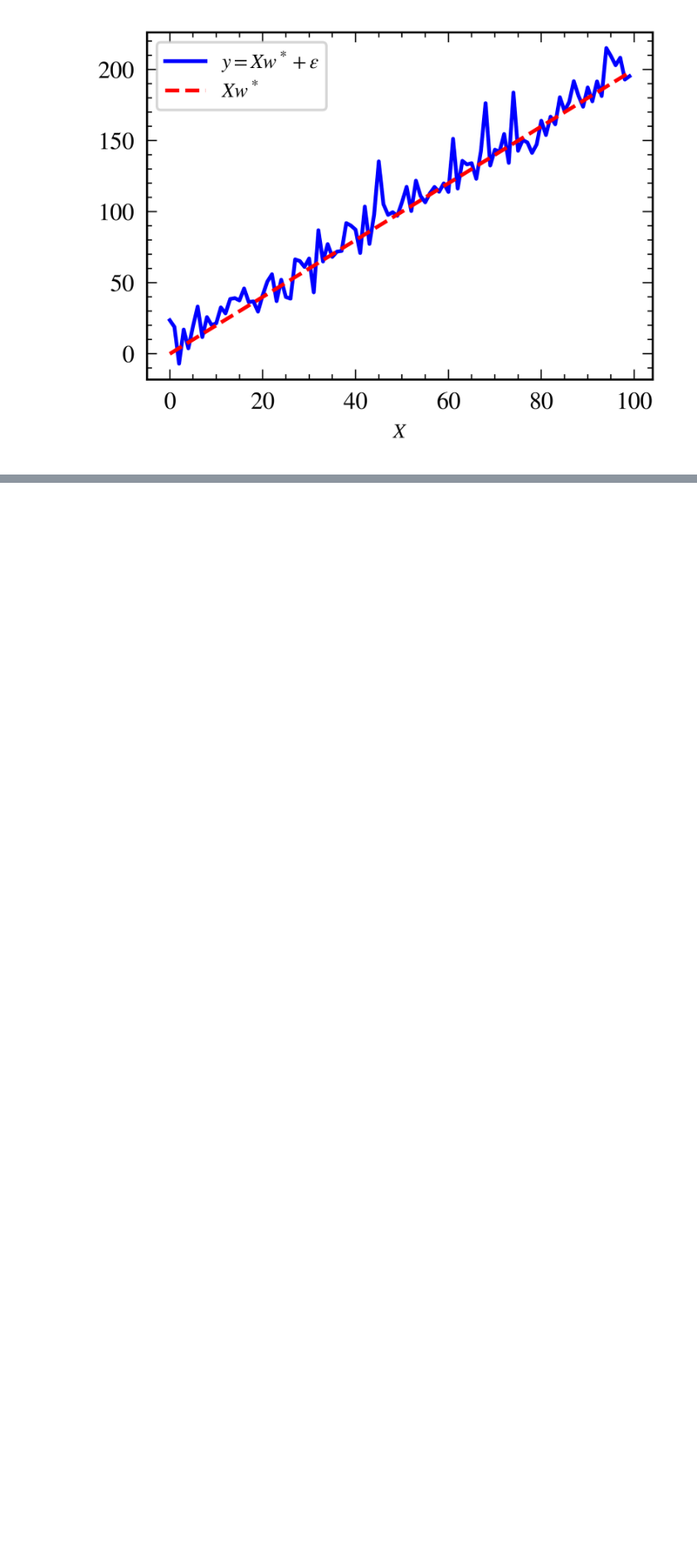
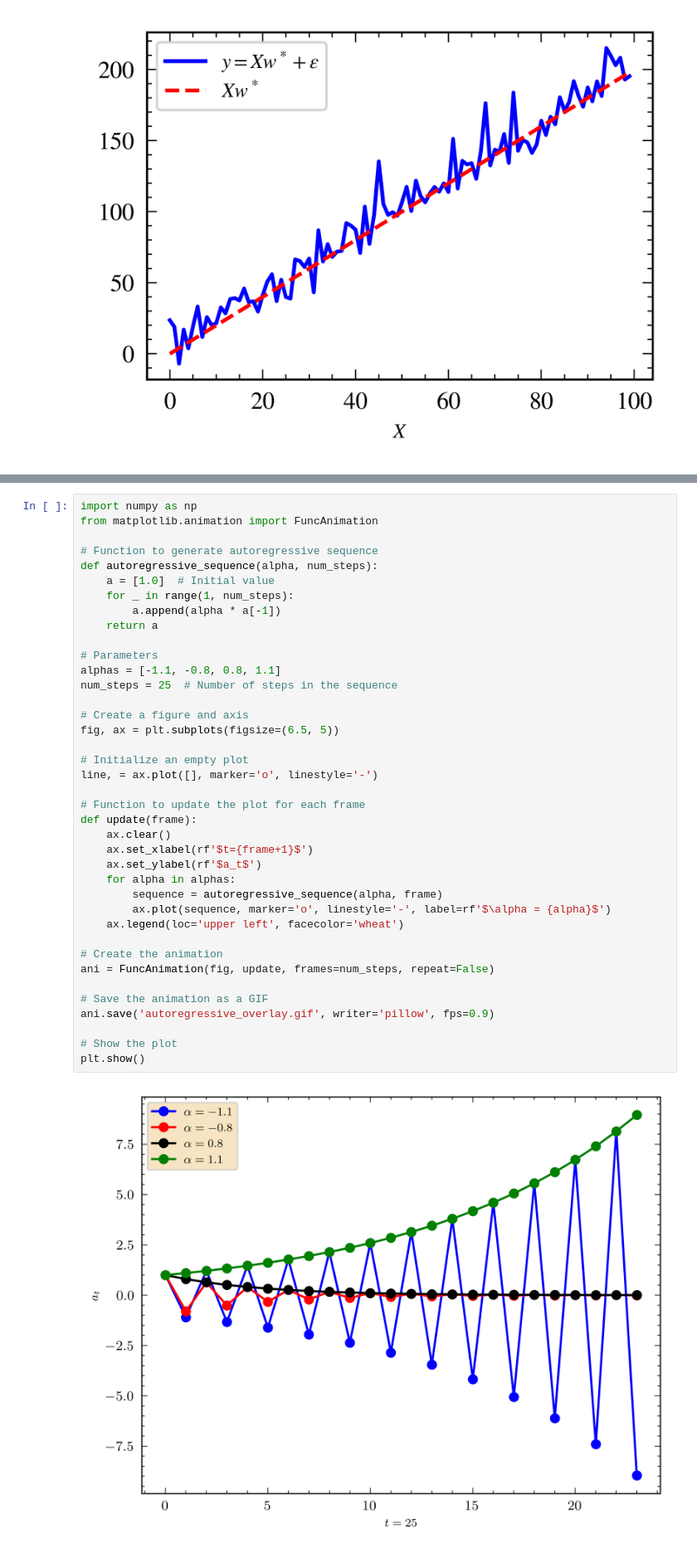
Before and after one commit to mindful-math/mindful-math.github.io, a Jupyter notebook: content/post/graphs.ipynb, the cells around one changed output, grey strips where cells are left out. Shown at 83% size. Cells and saved outputs as stored; diff of their text form; blank space fills up the shorter version.

```diff
--- a/content/post/graphs.ipynb
+++ b/content/post/graphs.ipynb
@@ -20,0 +44,41 @@ fig.savefig('exampleData.png', dpi=400)
+# %%
+import numpy as np
+from matplotlib.animation import FuncAnimation
+
+# Function to generate autoregressive sequence
+def autoregressive_sequence(alpha, num_steps):
+    a = [1.0]  # Initial value
+    for _ in range(1, num_steps):
+        a.append(alpha * a[-1])
+    return a
+
+# Parameters
+alphas = [-1.1, -0.8, 0.8, 1.1]
+num_steps = 25  # Number of steps in the sequence
+
+# Create a figure and axis
+fig, ax = plt.subplots(figsize=(6.5, 5))
+
+# Initialize an empty plot
+line, = ax.plot([], marker='o', linestyle='-')
+
+# Function to update the plot for each frame
+def update(frame):
+    ax.clear()
+    ax.set_xlabel(rf'$t={frame+1}$')
+    ax.set_ylabel(rf'$a_t$')
+    for alpha in alphas:
+        sequence = autoregressive_sequence(alpha, frame)
+        ax.plot(sequence, marker='o', linestyle='-', label=rf'$\alpha = {alpha}$')
+    ax.legend(loc='upper left', facecolor='wheat')
+
+# Create the animation
+ani = FuncAnimation(fig, update, frames=num_steps, repeat=False)
+
+# Save the animation as a GIF
+ani.save('autoregressive_overlay.gif', writer='pillow', fps=0.9)
+
+# Show the plot
+plt.show()
+# %% [output]
+[figure, added]
```
Also changed, not shown: parts of 1 cell of this notebook, 7 other files.
